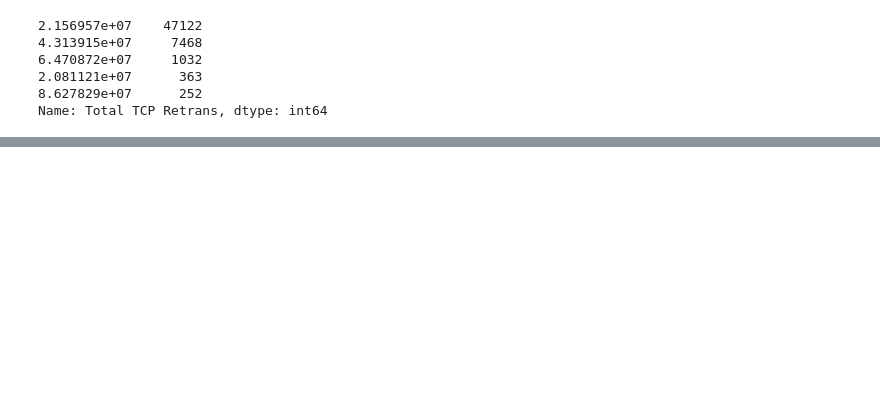
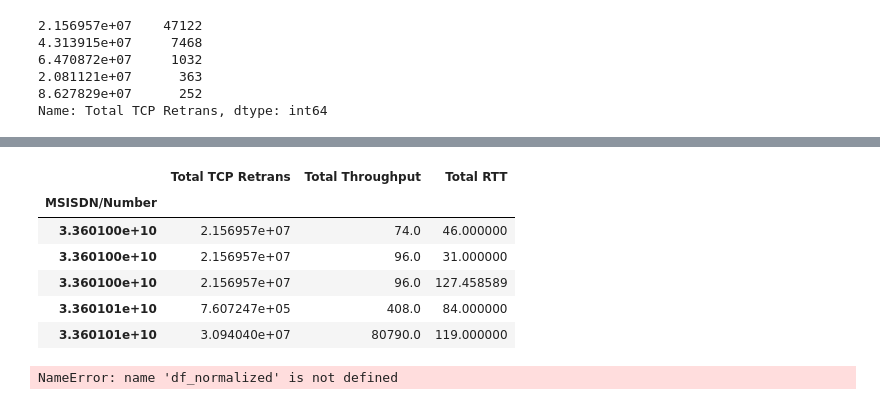
Before and after one commit to Bina-man/Telecom-Data, a Jupyter notebook: notebooks/Experience Analytics.ipynb, the cells around one changed output, grey strips where cells are left out. Cells and saved outputs as stored; diff of their text form; code cells hidden in the pictures; blank space fills up the shorter version.

```diff
--- a/notebooks/Experience Analytics.ipynb
+++ b/notebooks/Experience Analytics.ipynb
@@ -122,0 +137,29 @@ Name: Total TCP Retrans, dtype: int64
+# %%
+handset= network_per_user_df['Handset Type'].unique()
+
+# catagory = {}
+# for index, each in enumerate(handset.tolist()):
+#     catagory[each] = index
+
+net_cluster_df = network_per_user_df.copy()
+net_cluster_df.drop('Handset Type', axis=1, inplace=True)
+net_cluster_df = net_cluster_df.set_index('MSISDN/Number')
+
+net_cluster_df.head()
+# %% [output]
+|  | Total TCP Retrans | Total Throughput | Total RTT |
+| MSISDN/Number |  |  |  |
+| 3.360100e+10 | 2.156957e+07 | 74.0 | 46.000000 |
+| 3.360100e+10 | 2.156957e+07 | 96.0 | 31.000000 |
+| 3.360100e+10 | 2.156957e+07 | 96.0 | 127.458589 |
+| 3.360101e+10 | 7.607247e+05 | 408.0 | 84.000000 |
+| 3.360101e+10 | 3.094040e+07 | 80790.0 | 119.000000 |
+# %%
+min_max_scaler = preprocessing.MinMaxScaler()
+network_values = net_cluster_df.values
+scalled_values = min_max_scaler.fit_transform(network_values)
+df_network_normalized = pd.DataFrame(data=scalled_values, columns=df_task2.columns)
+
+kmeans = KMeans(n_clusters=3).fit(df_normalized)
+# %% [output]
+NameError: name 'df_normalized' is not defined
```
Also changed, not shown: parts of 5 cells of this notebook.
